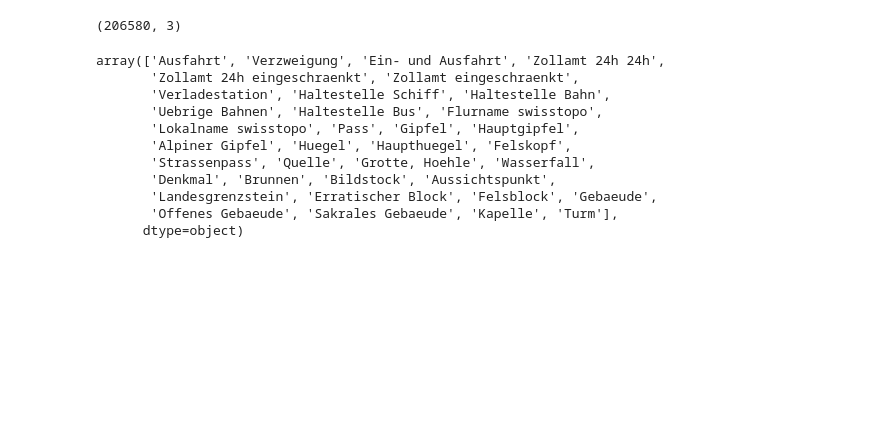
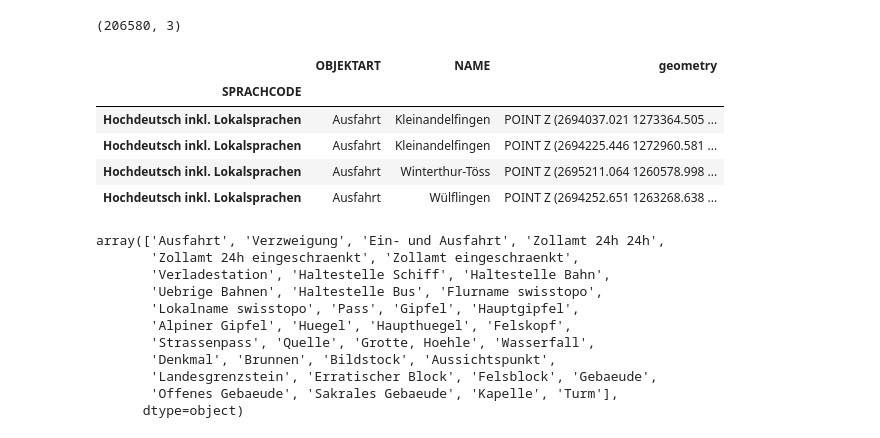
Before and after one commit to katrinnidzwetzki/cas-ddj-abschlussarbeit, a Jupyter notebook: 04_ortsnamen_heiligennamen.ipynb, the cells around one changed output. Cells and saved outputs as stored; diff of their text form; code cells hidden in the pictures; blank space fills up the shorter version.

```diff
--- a/04_ortsnamen_heiligennamen.ipynb
+++ b/04_ortsnamen_heiligennamen.ipynb
@@ -81,6 +121,15 @@ gdf_Hochdeutsch = gdf_4spaltig.loc['Hochdeutsch inkl. Lokalsprachen']
 gdf_Hochdeutsch.shape
 # %% [output]
 (206580, 3)
+# %%
+gdf_Hochdeutsch.head(4)
+# %% [output]
+|  | OBJEKTART | NAME | geometry |
+| SPRACHCODE |  |  |  |
+| Hochdeutsch inkl. Lokalsprachen | Ausfahrt | Kleinandelfingen | POINT Z (2694037.021 1273364.505 ... |
+| Hochdeutsch inkl. Lokalsprachen | Ausfahrt | Kleinandelfingen | POINT Z (2694225.446 1272960.581 ... |
+| Hochdeutsch inkl. Lokalsprachen | Ausfahrt | Winterthur-Töss | POINT Z (2695211.064 1260578.998 ... |
+| Hochdeutsch inkl. Lokalsprachen | Ausfahrt | Wülflingen | POINT Z (2694252.651 1263268.638 ... |
 # %%
 gdf_4spaltig['OBJEKTART'].unique()
 # %% [output]
```
Also changed, not shown: parts of 57 cells of this notebook, 2 other files.
